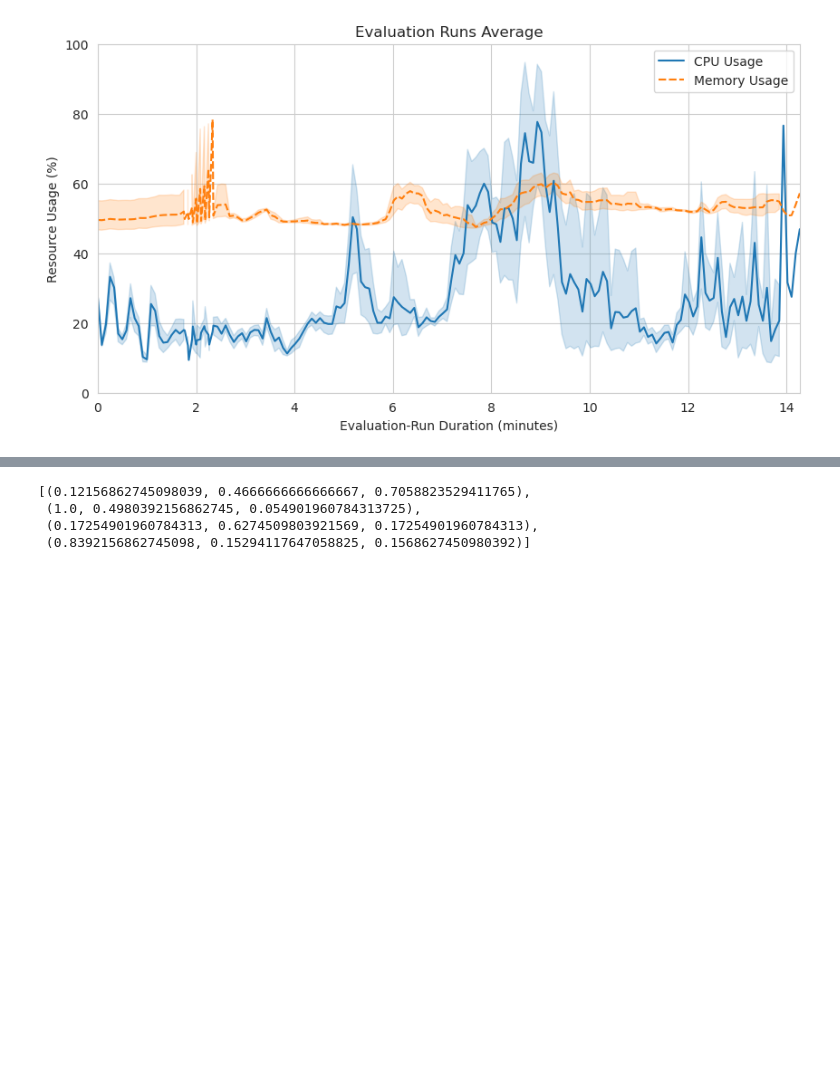
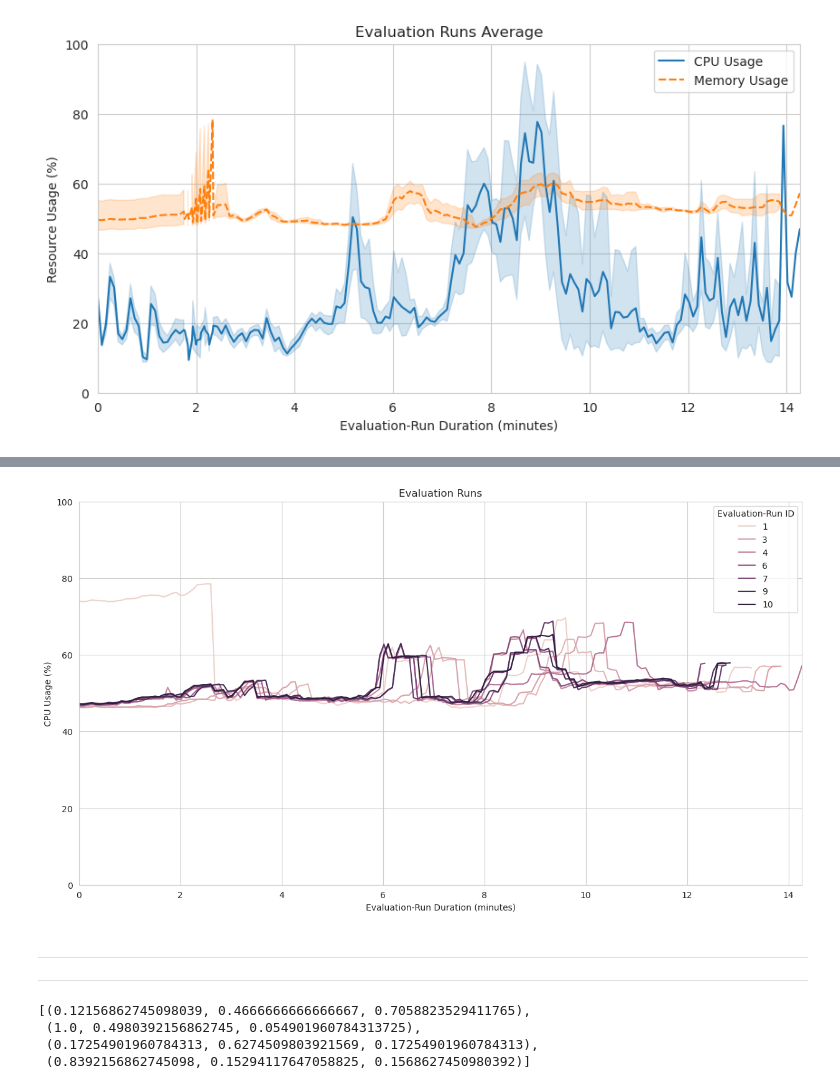
Before and after one commit to oakestra/oakestra-cli, a Jupyter notebook: oak_cli/evaluation/addons/flops/current_tmp_csv_graphs.ipynb, the cells around one changed output, grey strips where cells are left out. Cells and saved outputs as stored; diff of their text form; code cells hidden in the pictures; blank space fills up the shorter version.

```diff
--- a/oak_cli/evaluation/addons/flops/current_tmp_csv_graphs.ipynb
+++ b/oak_cli/evaluation/addons/flops/current_tmp_csv_graphs.ipynb
@@ -142,3 +125,21 @@ draw_resource_usage_graph(
+# %%
+# Memory Usage of all Evaluation Runs
+draw_graph(
+    title="Evaluation Runs",
+    y_lable="CPU Usage (%)",
+    size=(15, 8),
+    plot_function=lambda: sns.lineplot(
+        data=df,
+        x=TIME_START_KEY,
+        y=MEMORY_KEY,
+        hue=RUN_ID_KEY,
+    )
+)
+# %% [output]
+[figure, added]
+# %% [markdown]
+---
+---
 # %%
 #sns.color_palette(palette=flops_palette, n_colors=4)
 #sns.color_palette(palette="hsv", n_colors=4)
```
Also changed, not shown: parts of 6 cells of this notebook.
